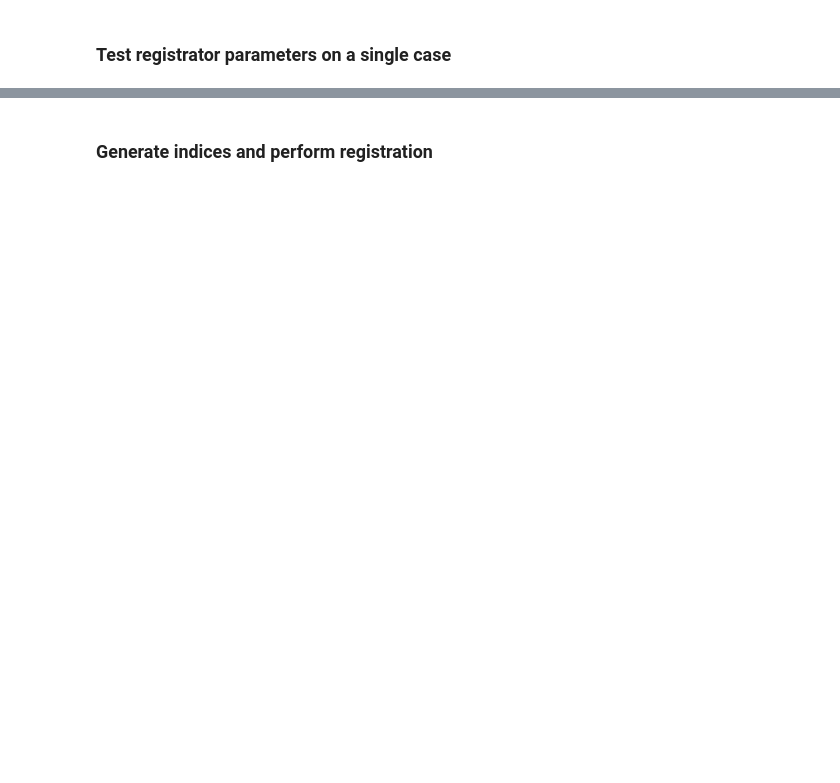
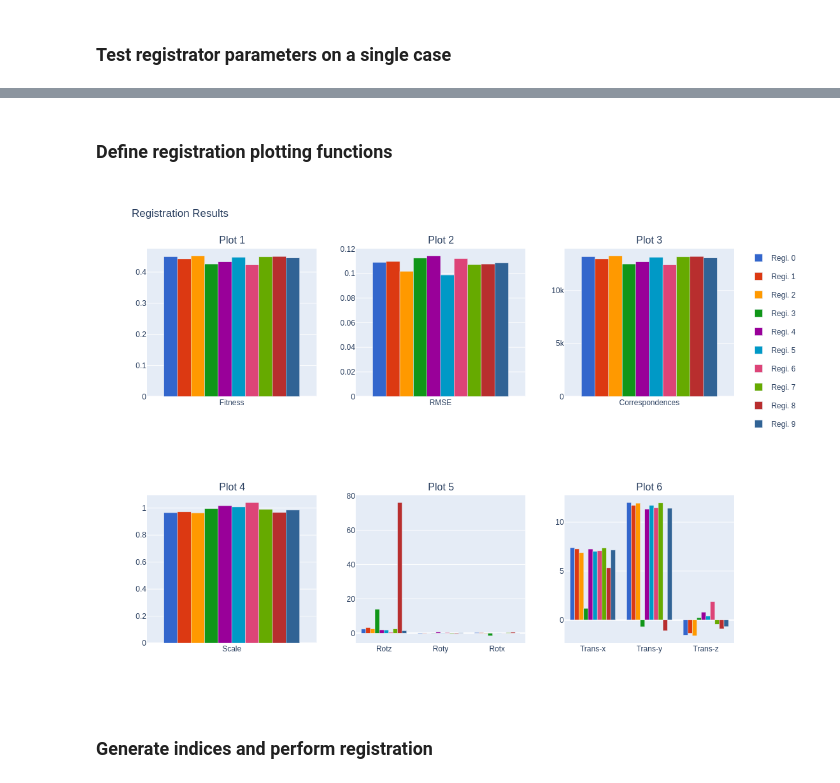
Before and after one commit to markvilar/mynd, a Jupyter notebook: notebooks/registration_dev.ipynb, the cells around one changed output, grey strips where cells are left out. Drawn from its saved outputs; the diff is of its cells as text; code cells hidden in the pictures; blank space fills up the shorter version.

Commit message:
Add plotting functions for registration results.

```diff
--- a/notebooks/registration_dev.ipynb
+++ b/notebooks/registration_dev.ipynb
@@ -135,4 +97,6 @@ registrator = partial(
 # %%
+from scipy.spatial.transform import Rotation
+
 def decompose_transformation(transformation: np.ndarray) -> tuple:
     """Decomposes a 3D rigid body transformation into scale, rotation, and translation."""
 
@@ -148,6 +112,21 @@ def decompose_transformation(transformation: np.ndarray) -> tuple:
     rotation: np.ndarray = scaled_rotation / scale
 
     return scale, rotation, translation
+
+
+def decompose_rotation(rotation: np.ndarray) -> tuple:
+    """Decomposes a 3D rotation matrix into yaw, roll, and pitch angles."""
+
+    assert rotation.shape == (
+        3,
+        3,
+    ), "rotation is not a 3D rotation matrix"
+
+    rotation: Rotation = Rotation.from_matrix(rotation)
+
+    yaw, roll, pitch = rotation.as_euler("ZYX", degrees=True)
+
+    return yaw, roll, pitch
 
 
 def log_registration(
@@ -213 +403,3 @@ for i in range(10):
+# %% [markdown]
+### Define registration plotting functions
 # %%
@@ -223,3 +502,43 @@ if visualize_test:
+# %%
+figure: go.Figure = create_registration_figure()
+
+# colors: list[str] = px.colors.sequential.Plasma_r
+colors: list[str] = px.colors.qualitative.G10
+
+
+for index, (result, color) in enumerate(zip(test_results, colors)):
+
+    traces: dict = create_registration_traces(
+        result,
+        name=f"Regi. {index}",
+        legendgroup=index,
+        color=color,
+    )
+
+    figure.add_trace(traces["fitness"], row=1, col=1)
+    figure.add_trace(traces["rmse"], row=1, col=2)
+    figure.add_trace(traces["correspondences"], row=1, col=3)
+
+    figure.add_trace(traces["scale"], row=2, col=1)
+    figure.add_trace(traces["rotation"], row=2, col=2)
+    figure.add_trace(traces["translation"], row=2, col=3)
+
+
+figure.update_layout(height=800, width=1000, title_text="Registration Results")
+figure.show()
+
+visualize_test: bool = False
+
+if visualize_test:
+    for index, result in enumerate(test_results):
+        visualize_registration(
+            source=source_cloud,
+            target=target_cloud,
+            transformation=result.transformation,
+            title=f"Test case: {test_source}, {test_target}, {index}",
+        )
+# %% [output]
+[figure, added]
 # %% [markdown]
 ### Generate indices and perform registration
 # %%
```
Also changed, not shown: parts of 9 cells of this notebook.
